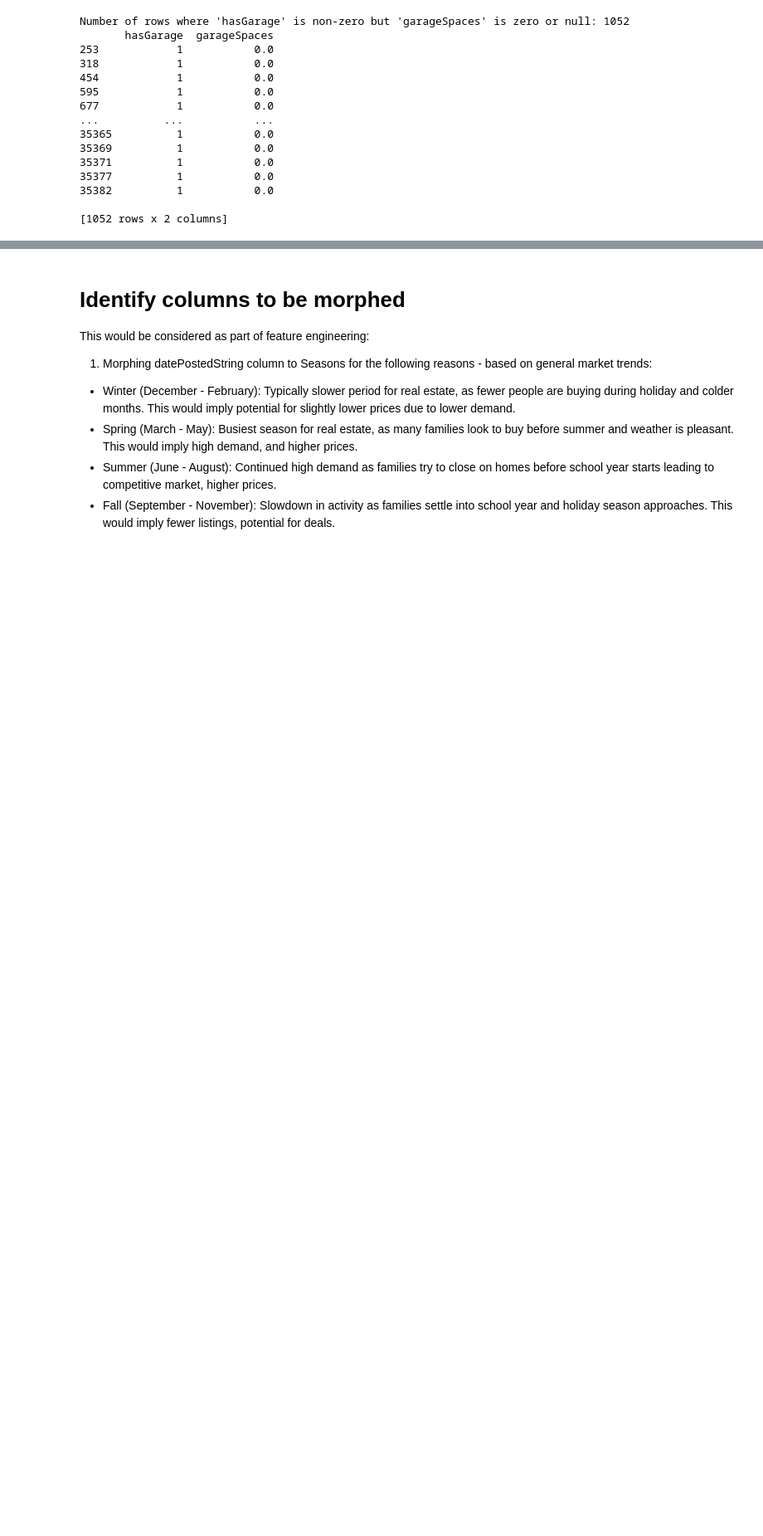
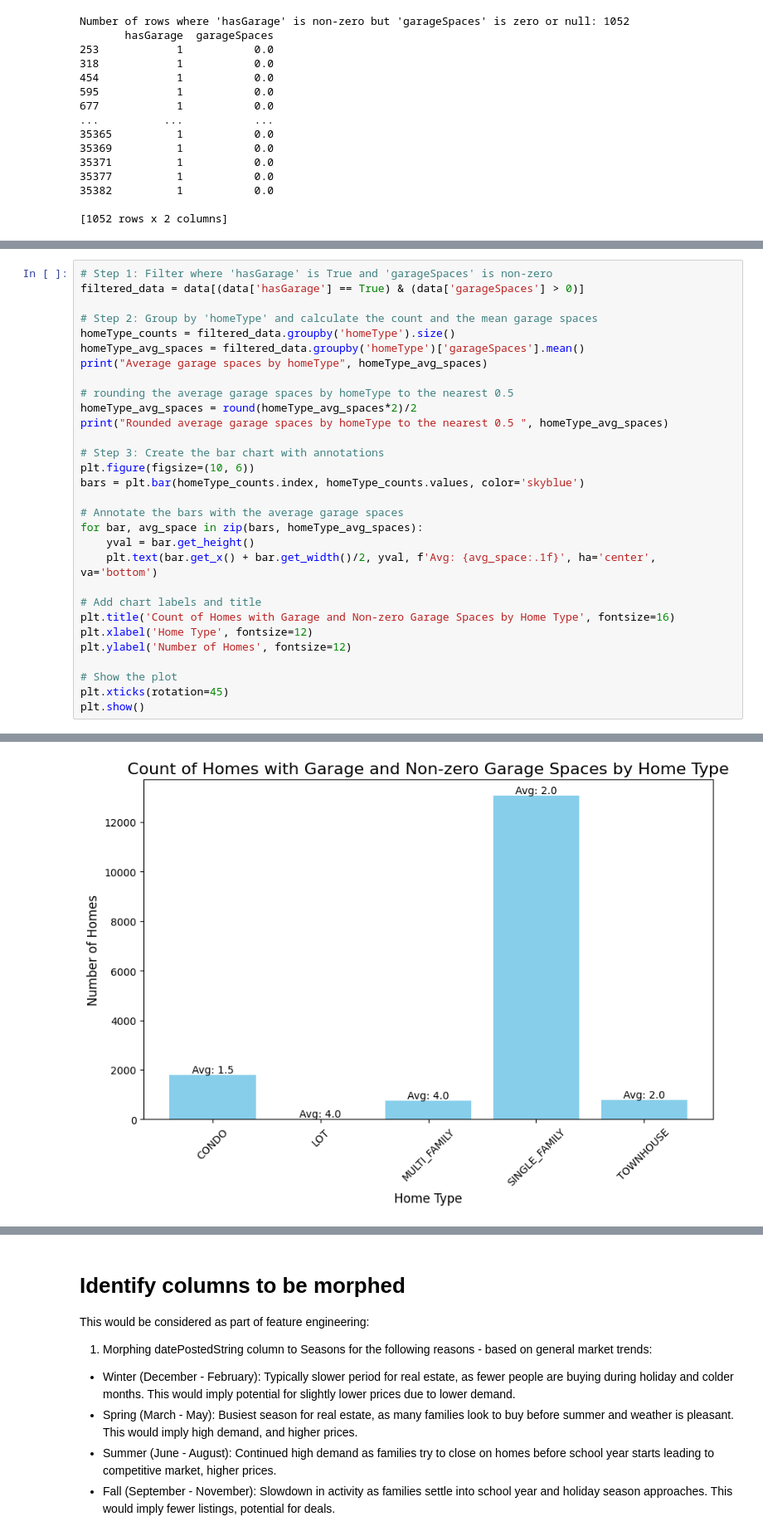
Before and after one commit to soumyaRohan/SDS-CP006-california-housing-prediction, a Jupyter notebook: ph1-data-cleaning-eda/Imtiaz_data_analysis.ipynb, the cells around one changed output, grey strips where cells are left out. Shown at 83% size. Drawn from its saved outputs; the diff is of its cells as text; blank space fills up the shorter version.

```diff
--- a/ph1-data-cleaning-eda/Imtiaz_data_analysis.ipynb
+++ b/ph1-data-cleaning-eda/Imtiaz_data_analysis.ipynb
@@ -349,0 +457,31 @@ Number of rows where 'hasGarage' is non-zero but 'garageSpaces' is zero or null:
+# %%
+# Step 1: Filter where 'hasGarage' is True and 'garageSpaces' is non-zero
+filtered_data = data[(data['hasGarage'] == True) & (data['garageSpaces'] > 0)]
+
+# Step 2: Group by 'homeType' and calculate the count and the mean garage spaces
+homeType_counts = filtered_data.groupby('homeType').size()
+homeType_avg_spaces = filtered_data.groupby('homeType')['garageSpaces'].mean()
+print("Average garage spaces by homeType", homeType_avg_spaces)
+
+# rounding the average garage spaces by homeType to the nearest 0.5
+homeType_avg_spaces = round(homeType_avg_spaces*2)/2
+print("Rounded average garage spaces by homeType to the nearest 0.5 ", homeType_avg_spaces)
+
+# Step 3: Create the bar chart with annotations
+plt.figure(figsize=(10, 6))
+bars = plt.bar(homeType_counts.index, homeType_counts.values, color='skyblue')
+
+# Annotate the bars with the average garage spaces
+for bar, avg_space in zip(bars, homeType_avg_spaces):
+    yval = bar.get_height()
+    plt.text(bar.get_x() + bar.get_width()/2, yval, f'Avg: {avg_space:.1f}', ha='center', va='bottom')
+
+# Add chart labels and title
+plt.title('Count of Homes with Garage and Non-zero Garage Spaces by Home Type', fontsize=16)
+plt.xlabel('Home Type', fontsize=12)
+plt.ylabel('Number of Homes', fontsize=12)
+
+# Show the plot
+plt.xticks(rotation=45)
+plt.show()
+# %% [output]
@@ -349,0 +502 @@ Number of rows where 'hasGarage' is non-zero but 'garageSpaces' is zero or null:
+[figure, added]
```
Also changed, not shown: parts of 14 cells of this notebook.
